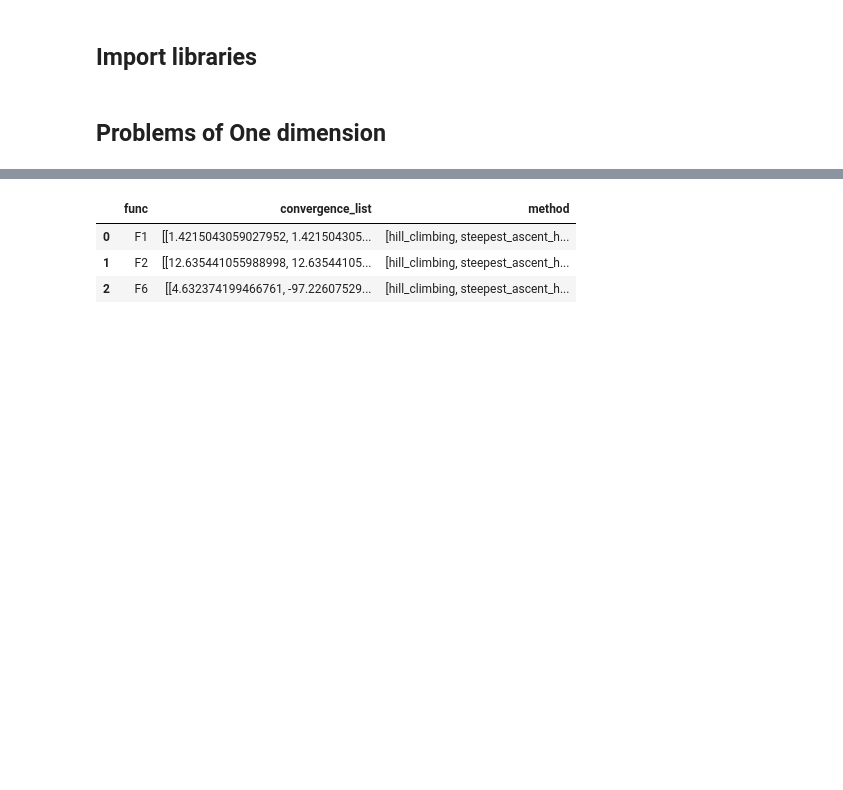
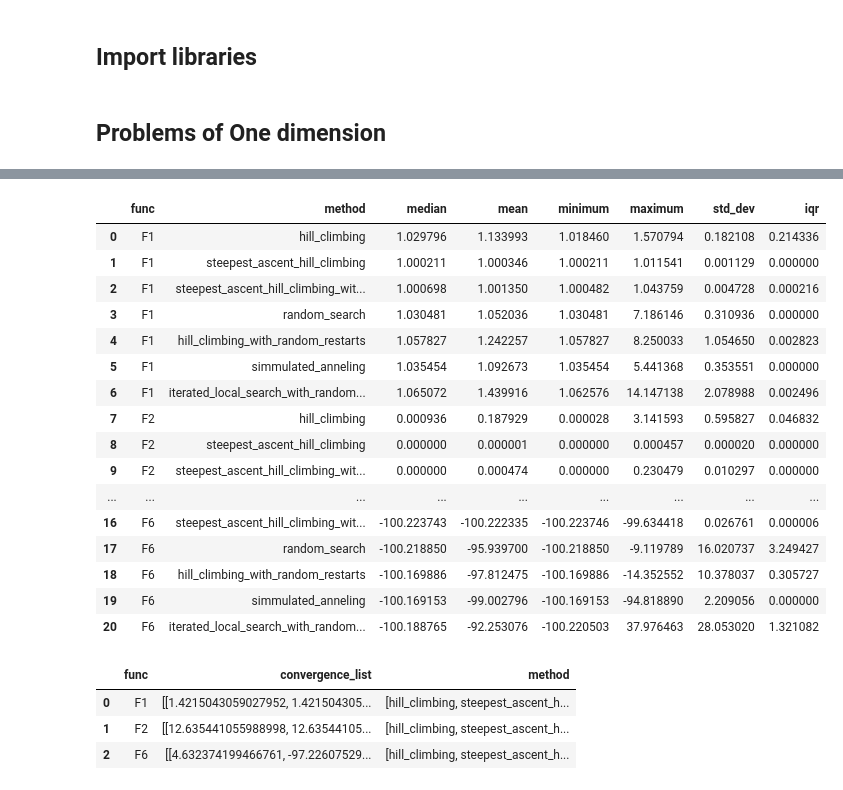
Before and after one commit to lemurianredmage/maestria-sandbox, a Jupyter notebook: Semestre-02/computo_evolutivo/evolutive-computer-algorithms/src/metaheuristics_methods_evaluation.ipynb, the cells around one changed output, grey strips where cells are left out. Saved outputs shown, nothing was run; the diff lists cells and outputs as text; code cells hidden in the pictures; blank space fills up the shorter version.

```diff
--- a/Semestre-02/computo_evolutivo/evolutive-computer-algorithms/src/metaheuristics_methods_evaluation.ipynb
+++ b/Semestre-02/computo_evolutivo/evolutive-computer-algorithms/src/metaheuristics_methods_evaluation.ipynb
@@ -22,3 +33,23 @@ one_dimension_df.head(5)
+# %%
+one_dimension_df[['func', 'method', 'median', 'mean', 'minimum', 'maximum', 'std_dev', 'iqr']].head(22)
+# %% [output]
+|  | func | method | median | mean | minimum | maximum | std_dev | iqr |
+| 0 | F1 | hill_climbing | 1.029796 | 1.133993 | 1.018460 | 1.570794 | 0.182108 | 0.214336 |
+| 1 | F1 | steepest_ascent_hill_climbing | 1.000211 | 1.000346 | 1.000211 | 1.011541 | 0.001129 | 0.000000 |
+| 2 | F1 | steepest_ascent_hill_climbing_wit... | 1.000698 | 1.001350 | 1.000482 | 1.043759 | 0.004728 | 0.000216 |
+| 3 | F1 | random_search | 1.030481 | 1.052036 | 1.030481 | 7.186146 | 0.310936 | 0.000000 |
+| 4 | F1 | hill_climbing_with_random_restarts | 1.057827 | 1.242257 | 1.057827 | 8.250033 | 1.054650 | 0.002823 |
+| 5 | F1 | simmulated_anneling | 1.035454 | 1.092673 | 1.035454 | 5.441368 | 0.353551 | 0.000000 |
+| 6 | F1 | iterated_local_search_with_random... | 1.065072 | 1.439916 | 1.062576 | 14.147138 | 2.078988 | 0.002496 |
+| 7 | F2 | hill_climbing | 0.000936 | 0.187929 | 0.000028 | 3.141593 | 0.595827 | 0.046832 |
+| 8 | F2 | steepest_ascent_hill_climbing | 0.000000 | 0.000001 | 0.000000 | 0.000457 | 0.000020 | 0.000000 |
+| 9 | F2 | steepest_ascent_hill_climbing_wit... | 0.000000 | 0.000474 | 0.000000 | 0.230479 | 0.010297 | 0.000000 |
+| ... | ... | ... | ... | ... | ... | ... | ... | ... |
+| 16 | F6 | steepest_ascent_hill_climbing_wit... | -100.223743 | -100.222335 | -100.223746 | -99.634418 | 0.026761 | 0.000006 |
+| 17 | F6 | random_search | -100.218850 | -95.939700 | -100.218850 | -9.119789 | 16.020737 | 3.249427 |
+| 18 | F6 | hill_climbing_with_random_restarts | -100.169886 | -97.812475 | -100.169886 | -14.352552 | 10.378037 | 0.305727 |
+| 19 | F6 | simmulated_anneling | -100.169153 | -99.002796 | -100.169153 | -94.818890 | 2.209056 | 0.000000 |
+| 20 | F6 | iterated_local_search_with_random... | -100.188765 | -92.253076 | -100.220503 | 37.976463 | 28.053020 | 1.321082 |
 # %%
 one_dimension_group_by_function = GraphResults.prepare_results_to_graph(one_dimension_df)
 # %%
```
Also changed, not shown: parts of 8 cells of this notebook, 9 other files.
